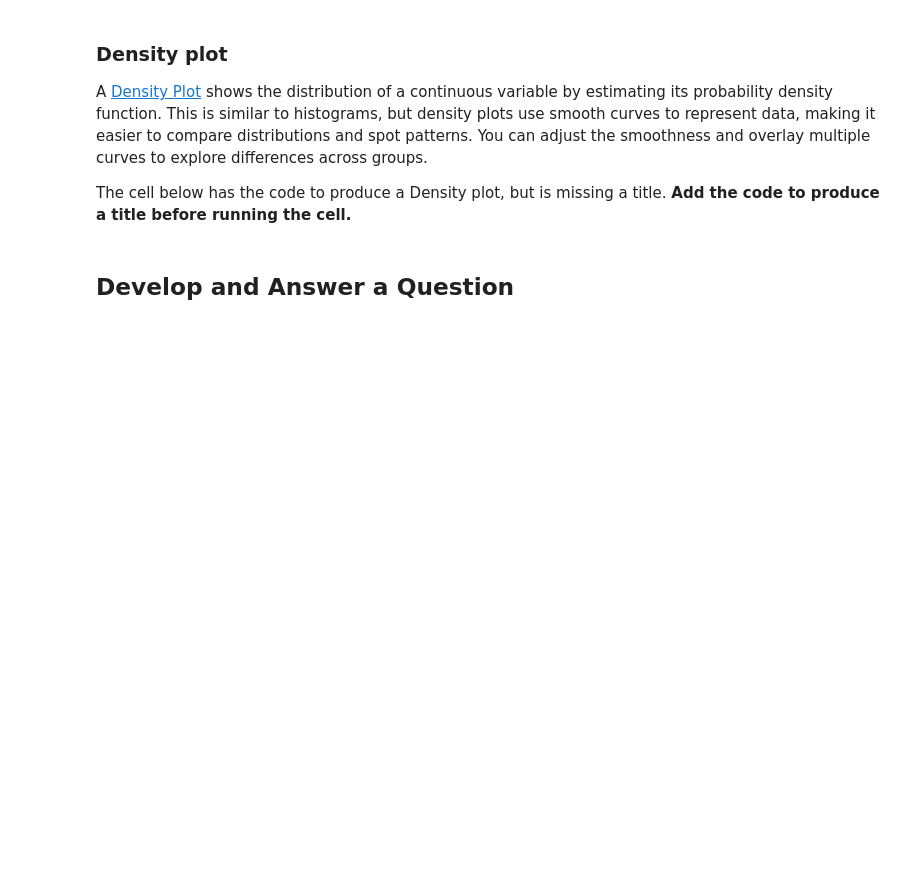
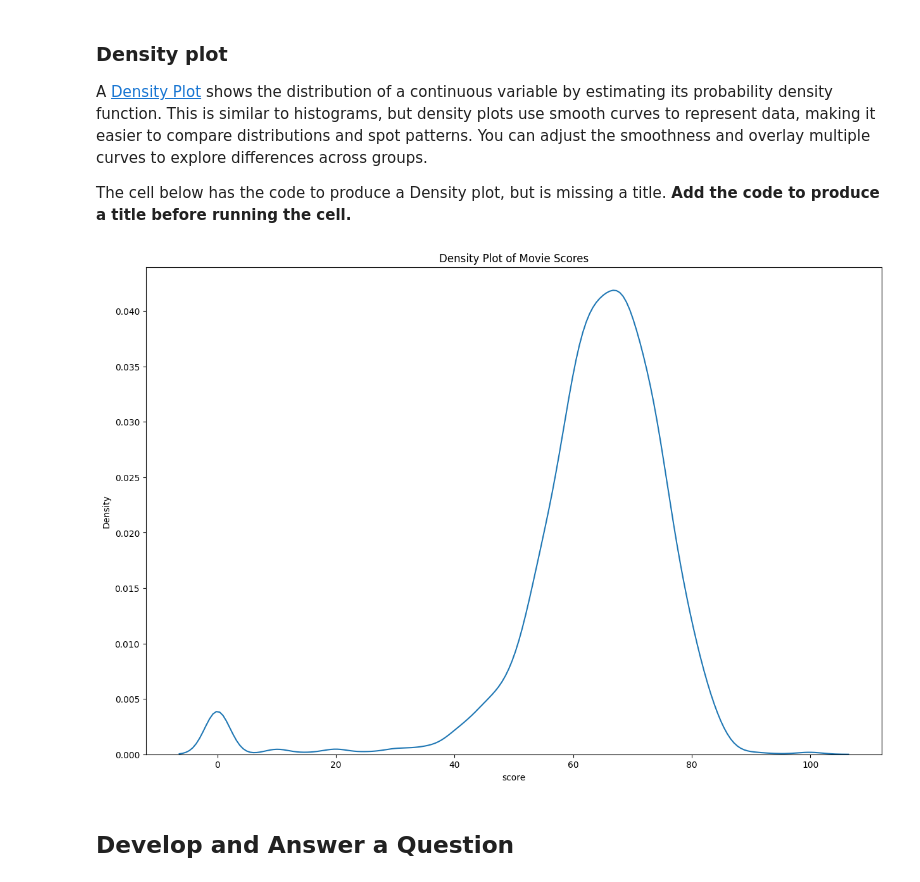
Before and after one commit to kadiecameron7/DS1001-LABS-PROJECT, a Jupyter notebook: LABS-06_Design.ipynb, the cells around one changed output. Saved outputs shown, nothing was run; the diff lists cells and outputs as text; code cells hidden in the pictures; blank space fills up the shorter version.

```diff
--- a/LABS-06_Design.ipynb
+++ b/LABS-06_Design.ipynb
@@ -137,10 +191,13 @@ The cell below has the code to produce a Density plot, but is missing a title. *
 # %%
 x = data['score']
 plt.figure(figsize=(15, 10))
 sns.kdeplot(data=data, x="score")
 
 ## ADD CODE TO PRODUCE TITLE HERE
+plt.title("Density Plot of Movie Scores")
 plt.show()
+# %% [output]
+[figure, added]
 # %% [markdown]
 ## Develop and Answer a Question
 # %%
```
Also changed, not shown: parts of 8 cells of this notebook, 13 other files.
